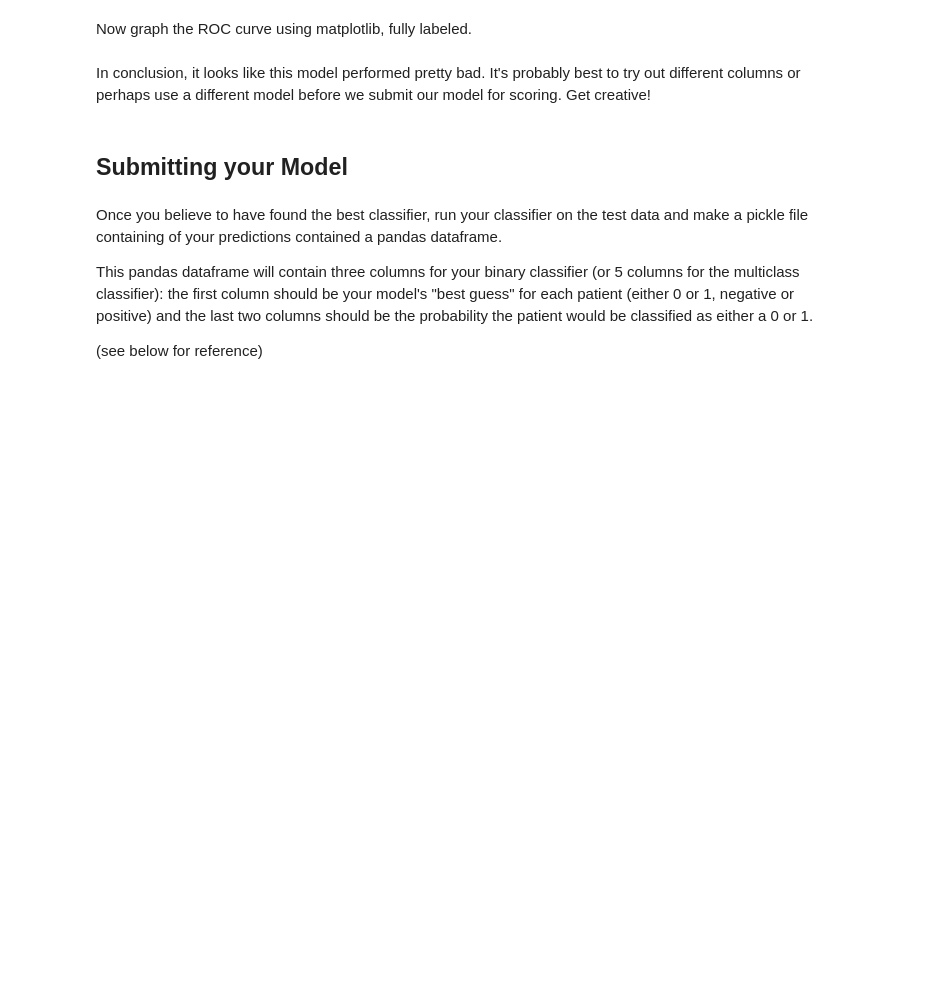
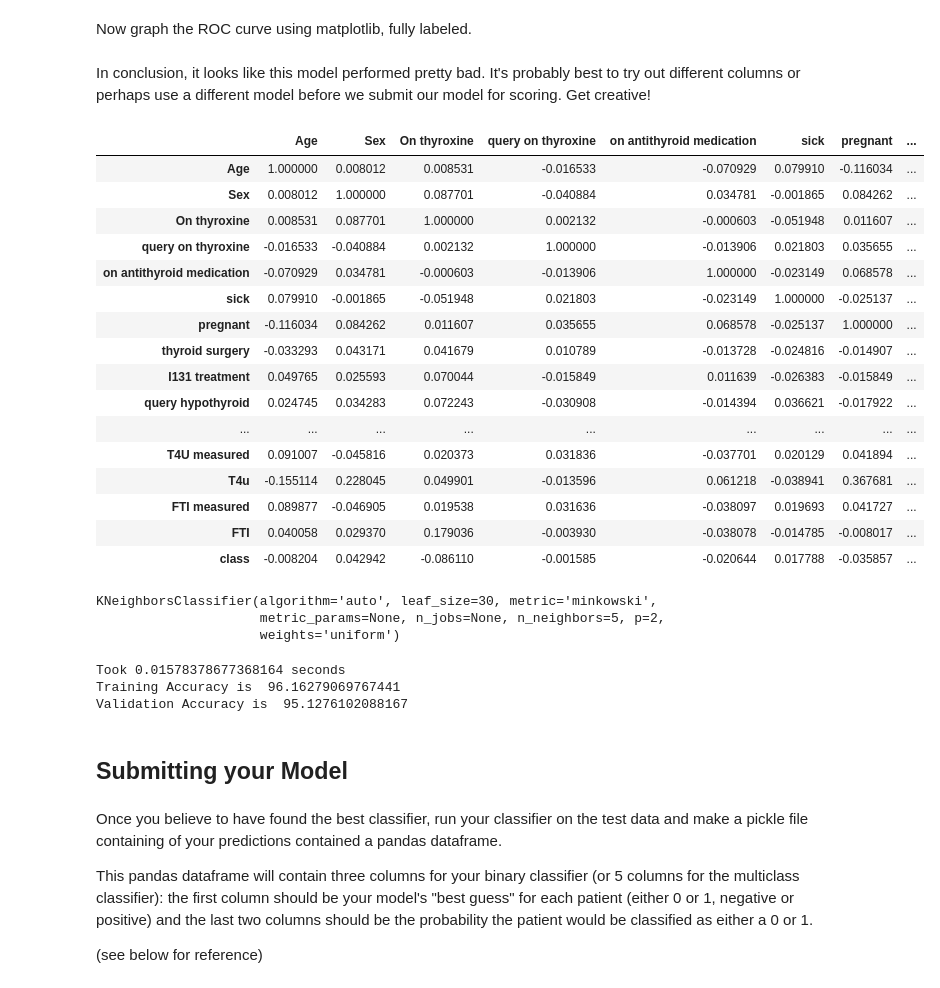
Before and after one commit to avery-wang/Week1_Public, a Jupyter notebook: ChallengeProject/ChallengeProject_Complete_KNN.ipynb, the cells around one changed output. Saved outputs shown, nothing was run; the diff lists cells and outputs as text; code cells hidden in the pictures; blank space fills up the shorter version.

```diff
--- a/ChallengeProject/ChallengeProject_Complete_KNN.ipynb
+++ b/ChallengeProject/ChallengeProject_Complete_KNN.ipynb
@@ -442,0 +441,38 @@ In conclusion, it looks like this model performed pretty bad. It's probably best
+# %%
+# Use a KNN Model:
+
+from sklearn.preprocessing import StandardScaler
+scaler = StandardScaler()
+
+# Convert t and f into 1 and 0
+dataset = dataset.replace("t", 1)
+dataset = dataset.replace("f", 0)
+dataset["Age"] = dataset["Age"].astype(float)
+del dataset["TBG measured"]
+
+# Standardize the numerical data
+norm_data = dataset
+for i in numbers:
+    feature_data = norm_data[i].values.reshape(-1, 1)
+    scaler.fit(feature_data)
+    norm_data[i] = scaler.transform(feature_data)
+
+norm_data.corr()
+# %% [output]
+|  | Age | Sex | On thyroxine | query on thyroxine | on antithyroid medication | sick | pregnant | ... |
+| Age | 1.000000 | 0.008012 | 0.008531 | -0.016533 | -0.070929 | 0.079910 | -0.116034 | ... |
+| Sex | 0.008012 | 1.000000 | 0.087701 | -0.040884 | 0.034781 | -0.001865 | 0.084262 | ... |
+| On thyroxine | 0.008531 | 0.087701 | 1.000000 | 0.002132 | -0.000603 | -0.051948 | 0.011607 | ... |
+| query on thyroxine | -0.016533 | -0.040884 | 0.002132 | 1.000000 | -0.013906 | 0.021803 | 0.035655 | ... |
+| on antithyroid medication | -0.070929 | 0.034781 | -0.000603 | -0.013906 | 1.000000 | -0.023149 | 0.068578 | ... |
+| sick | 0.079910 | -0.001865 | -0.051948 | 0.021803 | -0.023149 | 1.000000 | -0.025137 | ... |
+| pregnant | -0.116034 | 0.084262 | 0.011607 | 0.035655 | 0.068578 | -0.025137 | 1.000000 | ... |
+| thyroid surgery | -0.033293 | 0.043171 | 0.041679 | 0.010789 | -0.013728 | -0.024816 | -0.014907 | ... |
+| I131 treatment | 0.049765 | 0.025593 | 0.070044 | -0.015849 | 0.011639 | -0.026383 | -0.015849 | ... |
+| query hypothyroid | 0.024745 | 0.034283 | 0.072243 | -0.030908 | -0.014394 | 0.036621 | -0.017922 | ... |
+| ... | ... | ... | ... | ... | ... | ... | ... | ... |
+| T4U measured | 0.091007 | -0.045816 | 0.020373 | 0.031836 | -0.037701 | 0.020129 | 0.041894 | ... |
+| T4u | -0.155114 | 0.228045 | 0.049901 | -0.013596 | 0.061218 | -0.038941 | 0.367681 | ... |
+| FTI measured | 0.089877 | -0.046905 | 0.019538 | 0.031636 | -0.038097 | 0.019693 | 0.041727 | ... |
+| FTI | 0.040058 | 0.029370 | 0.179036 | -0.003930 | -0.038078 | -0.014785 | -0.008017 | ... |
+| class | -0.008204 | 0.042942 | -0.086110 | -0.001585 | -0.020644 | 0.017788 | -0.035857 | ... |
@@ -443,3 +487,30 @@ In conclusion, it looks like this model performed pretty bad. It's probably best
+# %%
+from sklearn.neighbors import KNeighborsClassifier
+
+# creating model with sklearn's KNeighborsClassifier -- after running these cells play around with the parameter n!
+knn = KNeighborsClassifier(n_neighbors=5)
+
+# training/fitting a model with training data
+knn.fit(X_train, y_train)
+# %% [output]
+KNeighborsClassifier(algorithm='auto', leaf_size=30, metric='minkowski',
+                     metric_params=None, n_jobs=None, n_neighbors=5, p=2,
+                     weights='uniform')
+# %%
+from sklearn.metrics import accuracy_score
+import time
+
+y_train_pred=knn.predict(X_train)
+start = time.time()
+predictions_fast = knn.predict(X_val)
+
+print('Took {} seconds'.format(time.time() - start))
+print("Training Accuracy is ", accuracy_score(y_train, y_train_pred)*100)
+print("Validation Accuracy is ", accuracy_score(y_val,predictions_fast)*100)
+# %% [output]
+Took 0.01578378677368164 seconds
+Training Accuracy is  96.16279069767441
+Validation Accuracy is  95.1276102088167
 # %% [markdown]
 ## Submitting your Model
 # %% [markdown]
```
Also changed, not shown: parts of 3 cells of this notebook.
